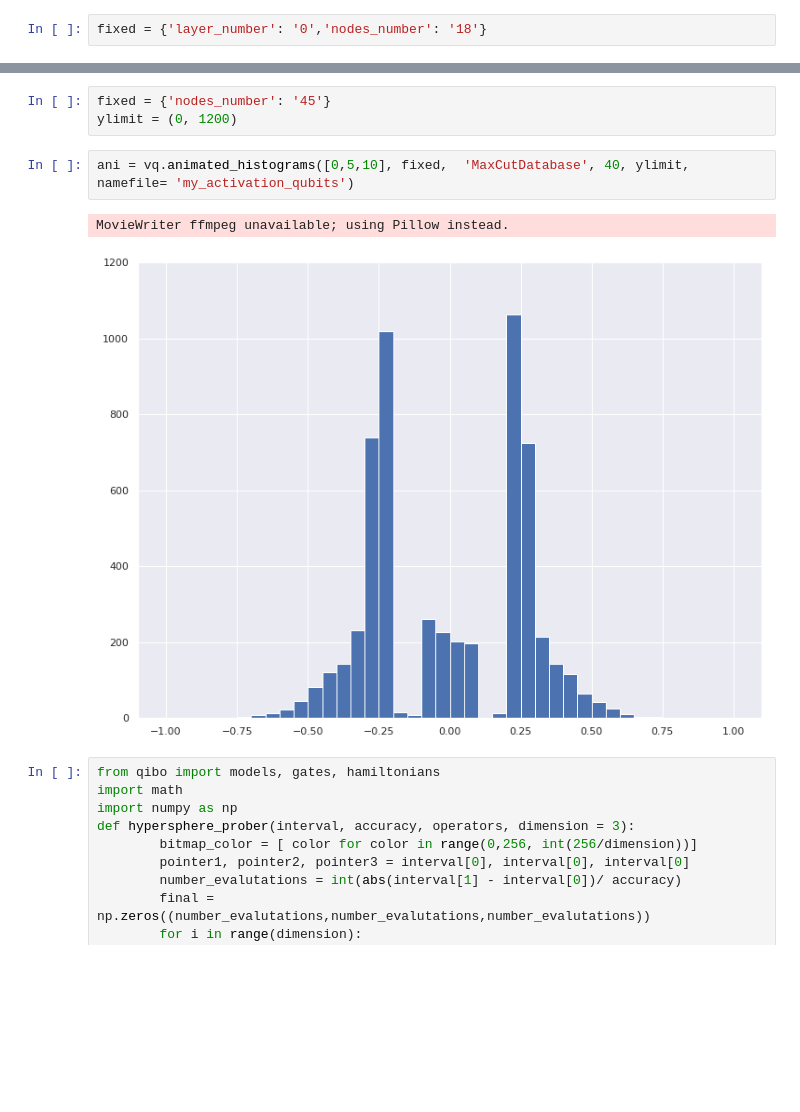
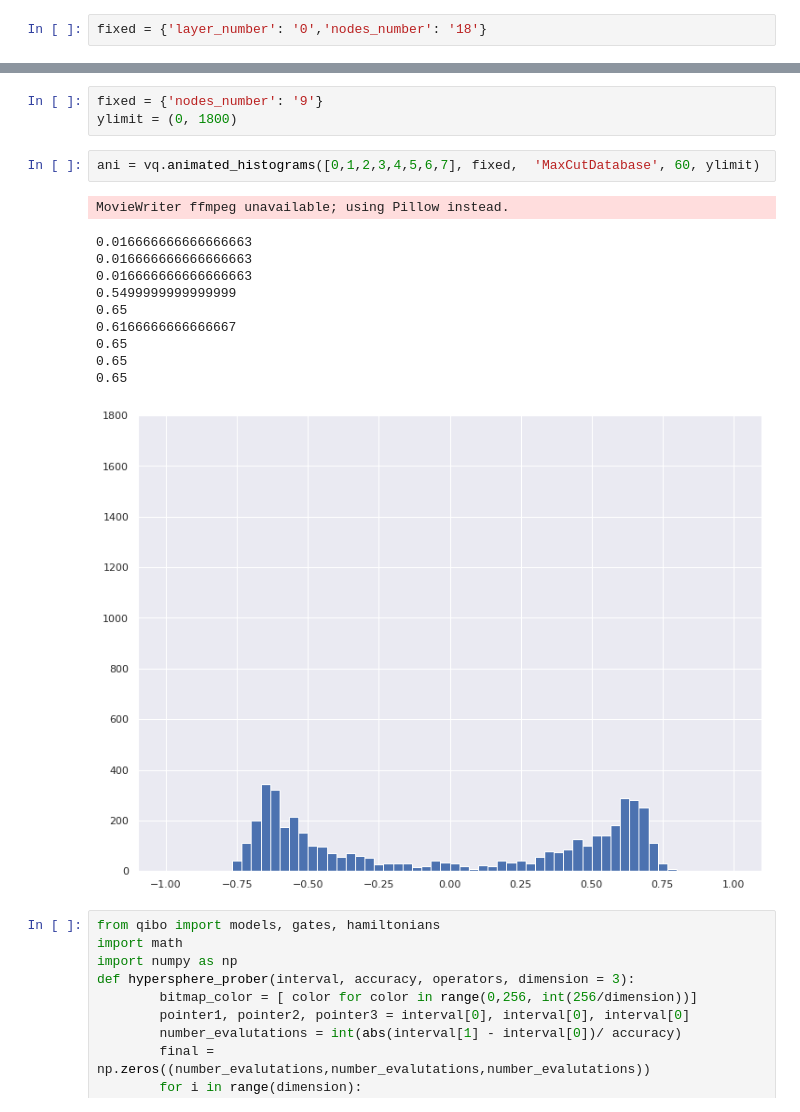
Before and after one commit to MarcoSciorilli/MqMBE, a Jupyter notebook: Tests.ipynb, the cells around one changed output, grey strips where cells are left out. Saved outputs shown, nothing was run; the diff lists cells and outputs as text; blank space fills up the shorter version.

```diff
--- a/Tests.ipynb
+++ b/Tests.ipynb
@@ -35,11 +36,20 @@ NameError: name 'fixed' is not defined
 # %%
-fixed = {'nodes_number': '45'}
-ylimit = (0, 1200)
+fixed = {'nodes_number': '9'}
+ylimit = (0, 1800)
 # %%
-ani = vq.animated_histograms([0,5,10], fixed,  'MaxCutDatabase', 40, ylimit, namefile= 'my_activation_qubits')
+ani = vq.animated_histograms([0,1,2,3,4,5,6,7], fixed,  'MaxCutDatabase', 60, ylimit)
 # %% [output]
 MovieWriter ffmpeg unavailable; using Pillow instead.
+0.016666666666666663
+0.016666666666666663
+0.016666666666666663
+0.5499999999999999
+0.65
+0.6166666666666667
+0.65
+0.65
+0.65
-[figure, old version]
+[figure, new version]
 # %%
 from qibo import models, gates, hamiltonians
 import math
```
Also changed, not shown: parts of 5 cells of this notebook, 2 other files.
